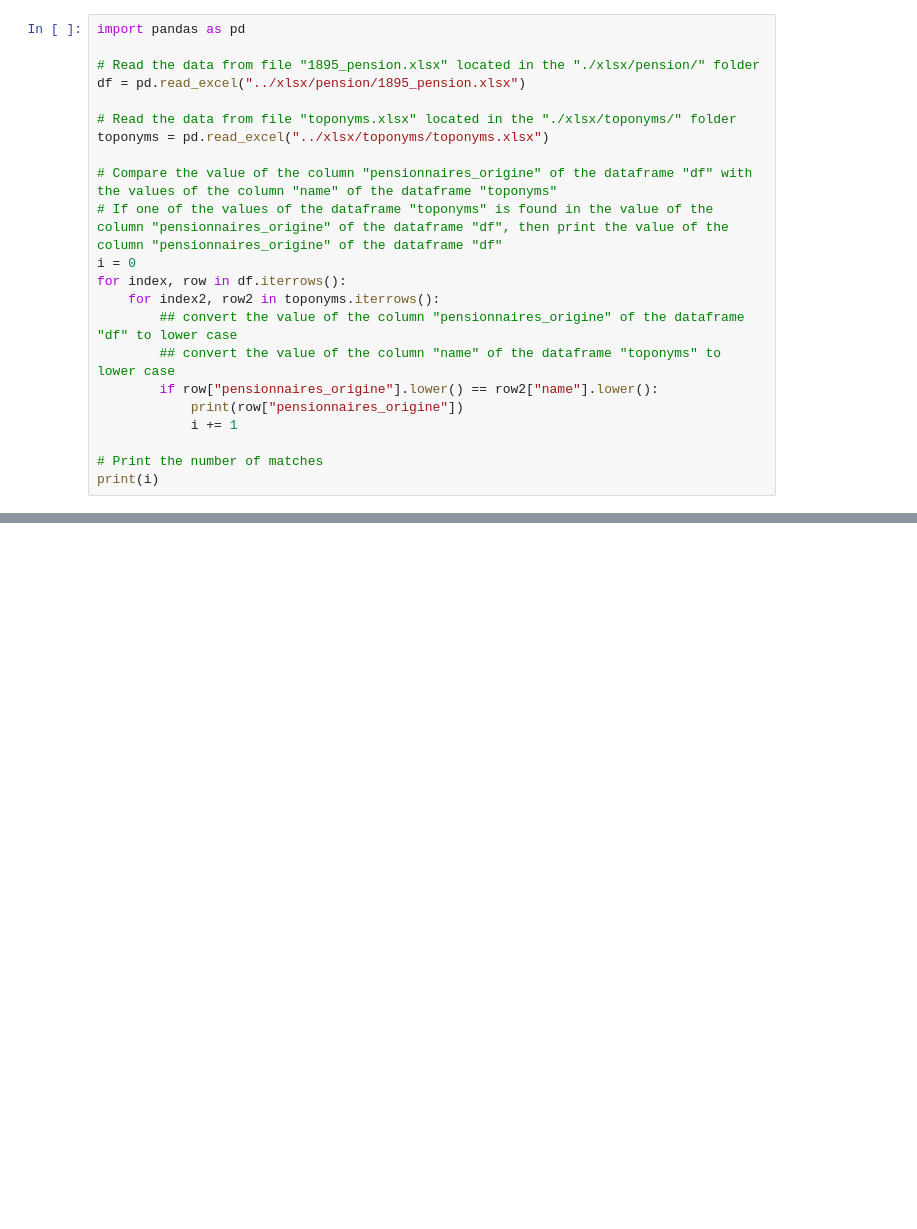
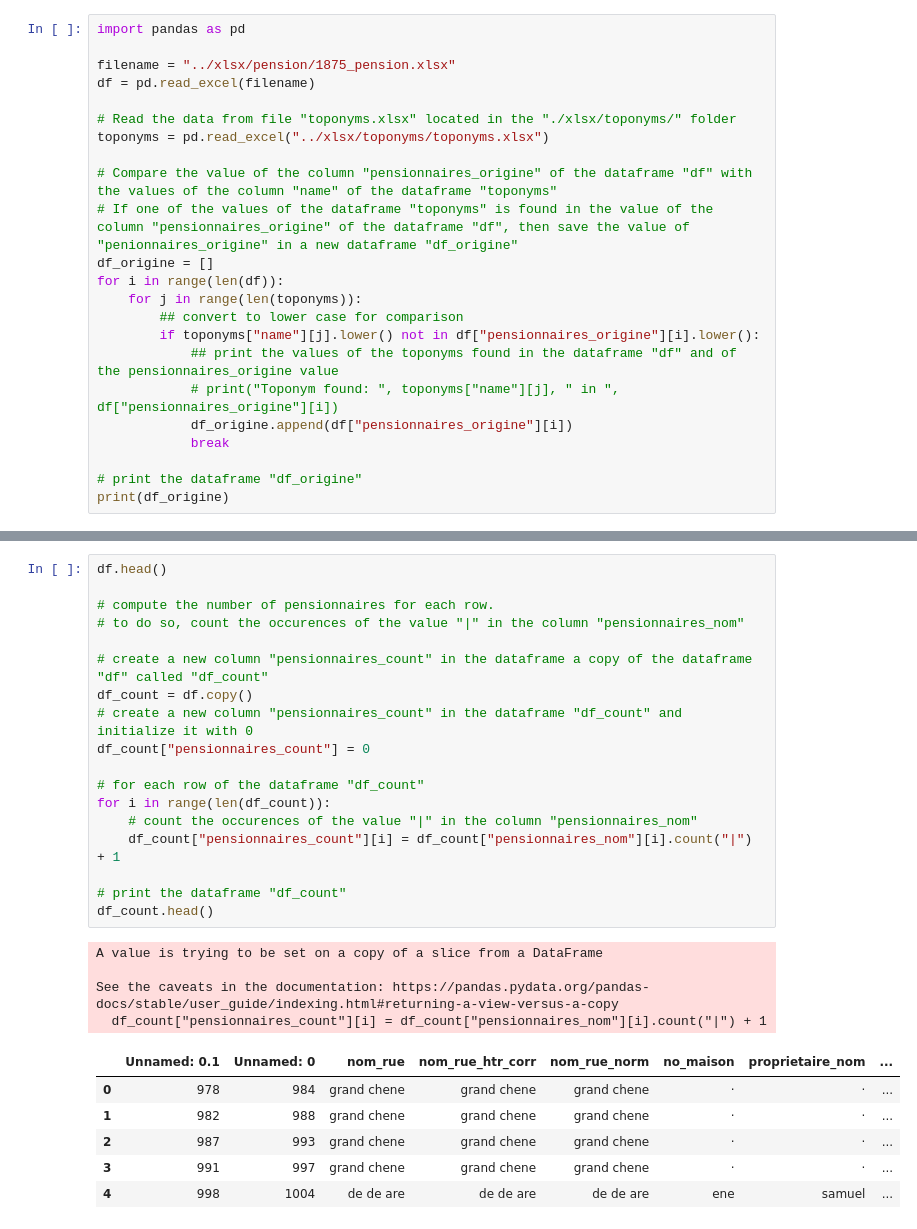
Before and after one commit to Awe-n/hum-450, a Jupyter notebook: src/swiss.ipynb, the cells around one changed output, grey strips where cells are left out. Saved outputs shown, nothing was run; the diff lists cells and outputs as text; blank space fills up the shorter version.

Commit message:
individual pension

```diff
--- a/src/swiss.ipynb
+++ b/src/swiss.ipynb
@@ -1,23 +1,24 @@
 # %%
 import pandas as pd
 
-# Read the data from file "1895_pension.xlsx" located in the "./xlsx/pension/" folder
-df = pd.read_excel("../xlsx/pension/1895_pension.xlsx")
+filename = "../xlsx/pension/1875_pension.xlsx"
+df = pd.read_excel(filename)
 
 # Read the data from file "toponyms.xlsx" located in the "./xlsx/toponyms/" folder
 toponyms = pd.read_excel("../xlsx/toponyms/toponyms.xlsx")
 
 # Compare the value of the column "pensionnaires_origine" of the dataframe "df" with the values of the column "name" of the dataframe "toponyms"
-# If one of the values of the dataframe "toponyms" is found in the value of the column "pensionnaires_origine" of the dataframe "df", then print the value of the column "pensionnaires_origine" of the dataframe "df"
-i = 0
-for index, row in df.iterrows():
-    for index2, row2 in toponyms.iterrows():
-        ## convert the value of the column "pensionnaires_origine" of the dataframe "df" to lower case
-        ## convert the value of the column "name" of the dataframe "toponyms" to lower case
-        if row["pensionnaires_origine"].lower() == row2["name"].lower():
-            print(row["pensionnaires_origine"])
-            i += 1
+# If one of the values of the dataframe "toponyms" is found in the value of the column "pensionnaires_origine" of the dataframe "df", then save the value of "penionnaires_origine" in a new dataframe "df_origine"
+df_origine = []
+for i in range(len(df)):
+    for j in range(len(toponyms)):
+        ## convert to lower case for comparison
+        if toponyms["name"][j].lower() not in df["pensionnaires_origine"][i].lower():
+            ## print the values of the toponyms found in the dataframe "df" and of the pensionnaires_origine value
+            # print("Toponym found: ", toponyms["name"][j], " in ", df["pensionnaires_origine"][i])
+            df_origine.append(df["pensionnaires_origine"][i])
+            break
 
-# Print the number of matches
-print(i)
+# print the dataframe "df_origine"
+print(df_origine)
 # %% [output]
@@ -40,0 +26,29 @@ lavigny
+# %%
+df.head()
+
+# compute the number of pensionnaires for each row.
+# to do so, count the occurences of the value "|" in the column "pensionnaires_nom"
+
+# create a new column "pensionnaires_count" in the dataframe a copy of the dataframe "df" called "df_count"
+df_count = df.copy()
+# create a new column "pensionnaires_count" in the dataframe "df_count" and initialize it with 0
+df_count["pensionnaires_count"] = 0
+
+# for each row of the dataframe "df_count"
+for i in range(len(df_count)):
+    # count the occurences of the value "|" in the column "pensionnaires_nom"
+    df_count["pensionnaires_count"][i] = df_count["pensionnaires_nom"][i].count("|") + 1
+
+# print the dataframe "df_count"
+df_count.head()
+# %% [output]
+A value is trying to be set on a copy of a slice from a DataFrame
+
+See the caveats in the documentation: https://pandas.pydata.org/pandas-docs/stable/user_guide/indexing.html#returning-a-view-versus-a-copy
+  df_count["pensionnaires_count"][i] = df_count["pensionnaires_nom"][i].count("|") + 1
+|  | Unnamed: 0.1 | Unnamed: 0 | nom_rue | nom_rue_htr_corr | nom_rue_norm | no_maison | proprietaire_nom | ... |
+| 0 | 978 | 984 | grand chene | grand chene | grand chene | · | · | ... |
+| 1 | 982 | 988 | grand chene | grand chene | grand chene | · | · | ... |
+| 2 | 987 | 993 | grand chene | grand chene | grand chene | · | · | ... |
+| 3 | 991 | 997 | grand chene | grand chene | grand chene | · | · | ... |
+| 4 | 998 | 1004 | de de are | de de are | de de are | ene | samuel | ... |
```
Also changed, not shown: parts of 5 cells of this notebook, 3 other files.
